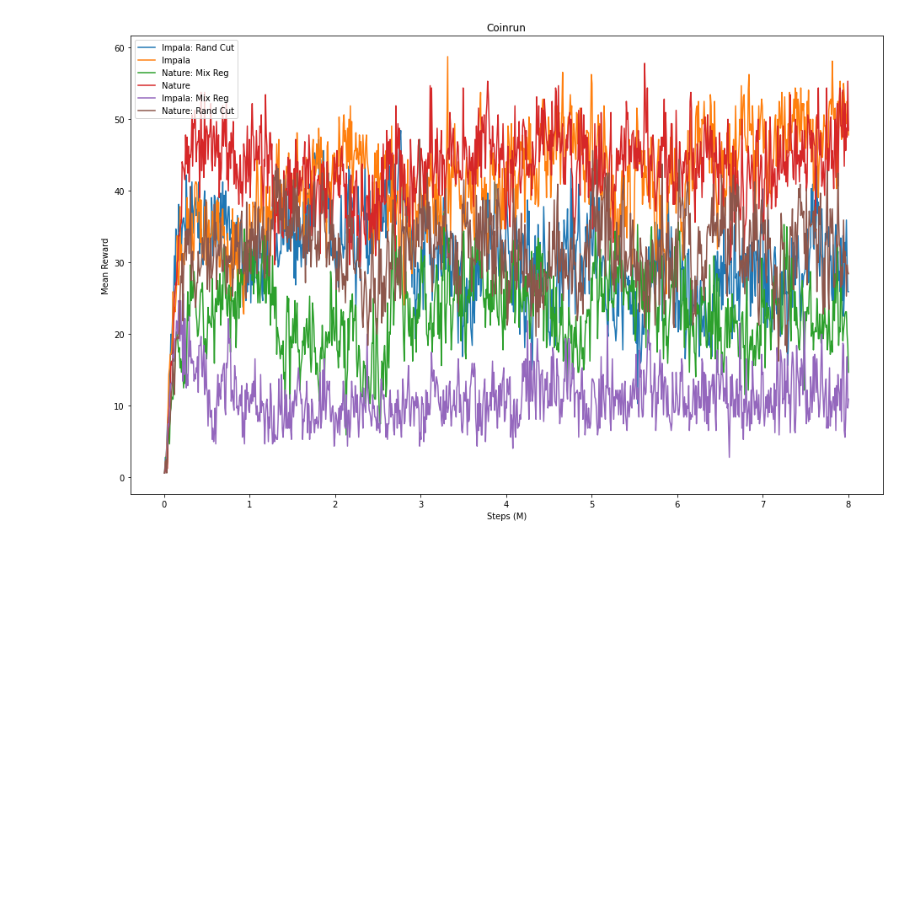
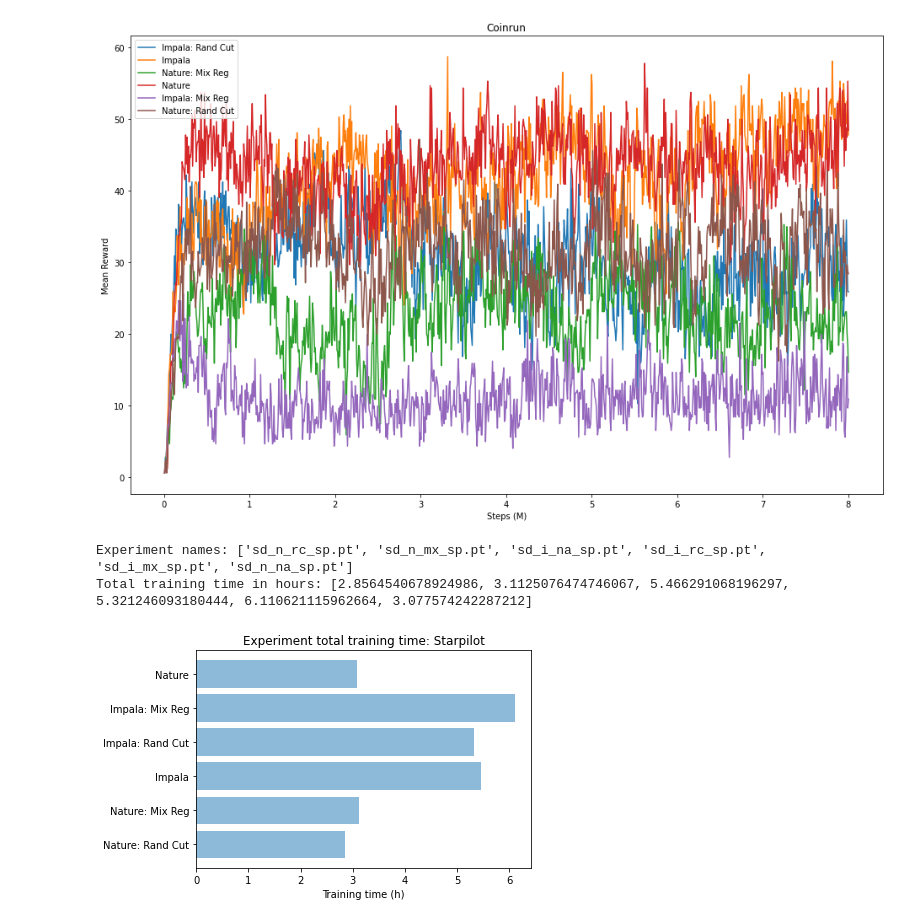
Before and after one commit to hlynurarni/Deep_learning_02456_FProject, a Jupyter notebook: Notebook/Visualizing_train_and_test_performance.ipynb, the cells around one changed output. Saved outputs shown, nothing was run; the diff lists cells and outputs as text; code cells hidden in the pictures; blank space fills up the shorter version.

```diff
--- a/Notebook/Visualizing_train_and_test_performance.ipynb
+++ b/Notebook/Visualizing_train_and_test_performance.ipynb
@@ -98,0 +74,31 @@ plt.show()
+# %%
+# Function that plots the total training time for each experiment of a specific game
+def plot_training_time(game_name):
+  path = '/content/gdrive/MyDrive/Data/' + game_name + '/'
+
+  # Get the stored training times for each experiment
+  train_time = []
+  experiment_names = []
+  for filename in os.listdir(path):
+    if filename.endswith(".pt"):
+      experiment_names.append(filename)
+      file_load = torch.load(path + filename)
+      train_time.append(file_load['Training time'])
+  train_time_hours = [t / (60*60) for t in train_time]
+  experiment_names_decode = [decode_experiment_name(n) for n in experiment_names]
+  print('Experiment names: ' + str(experiment_names))
+  print('Total training time in hours: ' + str(train_time_hours))
+
+  # Plot the results as a horizontal bar chart
+  y_pos = np.arange(len(experiment_names))
+  plt.barh(y_pos, train_time_hours, align='center', alpha=0.5)
+  plt.yticks(y_pos, experiment_names_decode)
+  plt.xlabel('Training time (h)')
+  plt.title('Experiment total training time: ' + game_name)
+  plt.show()
+# %%
+plot_training_time('Starpilot')
+# %% [output]
+Experiment names: ['sd_n_rc_sp.pt', 'sd_n_mx_sp.pt', 'sd_i_na_sp.pt', 'sd_i_rc_sp.pt', 'sd_i_mx_sp.pt', 'sd_n_na_sp.pt']
+Total training time in hours: [2.8564540678924986, 3.1125076474746067, 5.466291068196297, 5.321246093180444, 6.110621115962664, 3.077574242287212]
+[figure, added]
```
Also changed, not shown: parts of 6 cells of this notebook.
